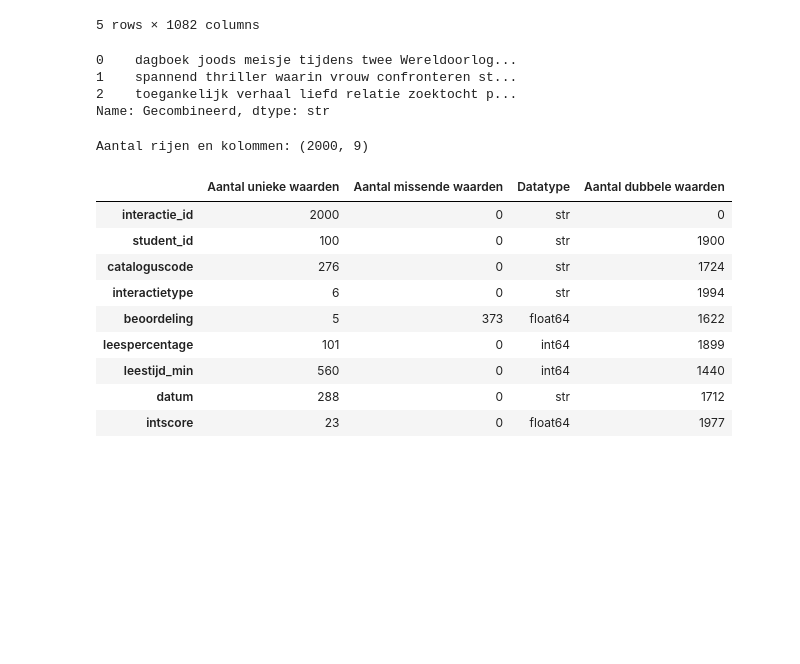
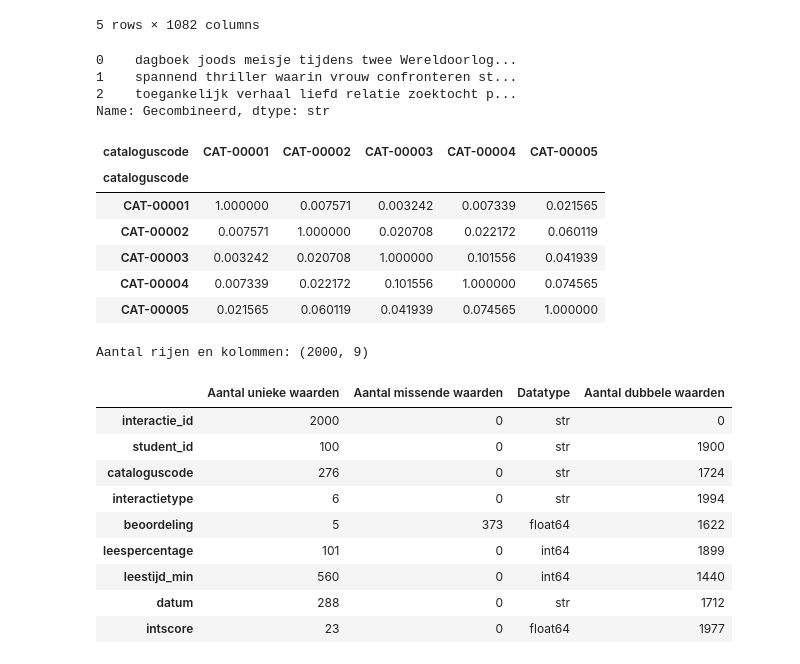
Before and after one commit to merijn1222/2.2Notebooks, a Jupyter notebook: NLP.ipynb, the cells around one changed output. Saved outputs shown, nothing was run; the diff lists cells and outputs as text; code cells hidden in the pictures; blank space fills up the shorter version.

```diff
--- a/NLP.ipynb
+++ b/NLP.ipynb
@@ -140,3 +140,25 @@ SamenKolom[0:3]
 1    spannend thriller waarin vrouw confronteren st...
 2    toegankelijk verhaal liefd relatie zoektocht p...
 Name: Gecombineerd, dtype: str
+# %%
+from sklearn.metrics.pairwise import cosine_similarity
+
+# Vergelijk alle leesmaterialen op basis van hun TF-IDF-vectoren.
+cosine_sim = cosine_similarity(X_tfidf)
+cataloguscodes = df["cataloguscode"].astype(str)
+cosine_sim_df = pd.DataFrame(
+    cosine_sim,
+    index=cataloguscodes,
+    columns=cataloguscodes
+)
+
+# Bekijk een klein deel van de matrix.
+display(cosine_sim_df.iloc[:5, :5])
+# %% [output]
+| cataloguscode | CAT-00001 | CAT-00002 | CAT-00003 | CAT-00004 | CAT-00005 |
+| cataloguscode |  |  |  |  |  |
+| CAT-00001 | 1.000000 | 0.007571 | 0.003242 | 0.007339 | 0.021565 |
+| CAT-00002 | 0.007571 | 1.000000 | 0.020708 | 0.022172 | 0.060119 |
+| CAT-00003 | 0.003242 | 0.020708 | 1.000000 | 0.101556 | 0.041939 |
+| CAT-00004 | 0.007339 | 0.022172 | 0.101556 | 1.000000 | 0.074565 |
+| CAT-00005 | 0.021565 | 0.060119 | 0.041939 | 0.074565 | 1.000000 |
```
Also changed, not shown: parts of 1 cell of this notebook.
